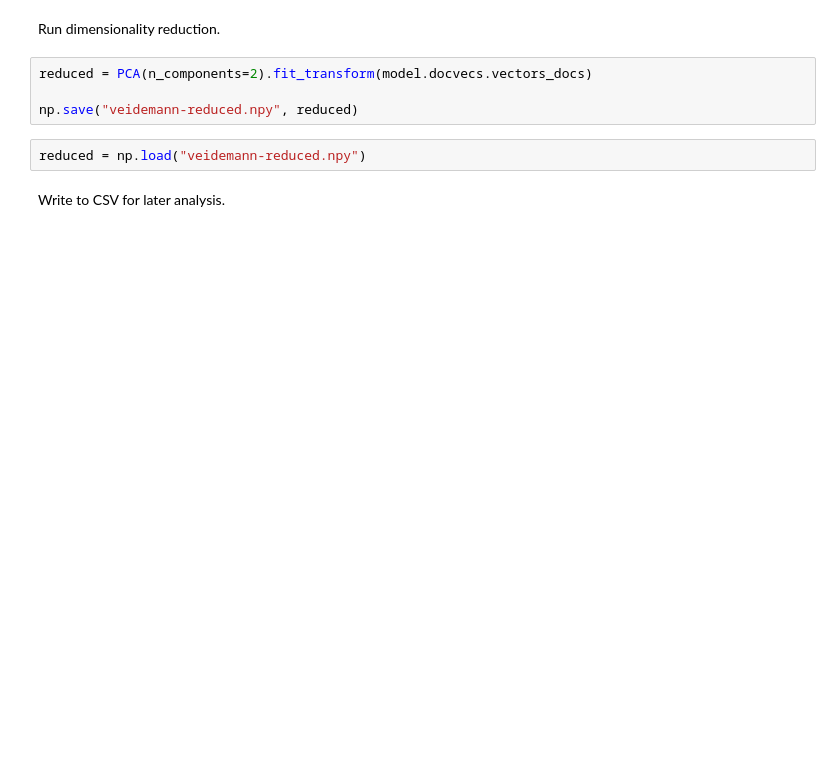
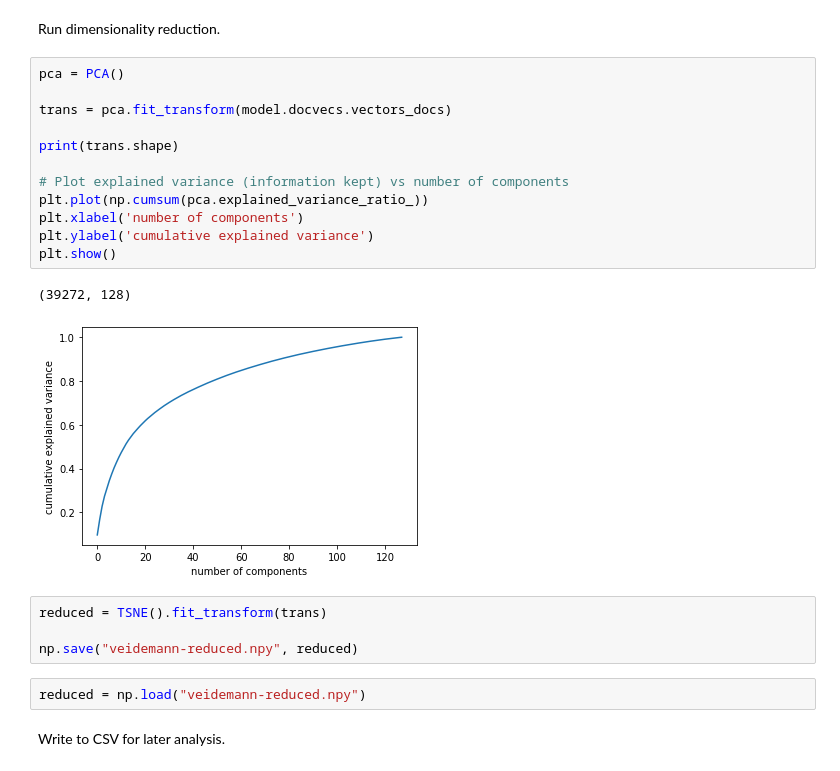
Before and after one commit to nlnwa/soc, a Jupyter notebook: veidemann-doc2vec.ipynb, the cells around one changed output. Saved outputs shown, nothing was run; the diff lists cells and outputs as text; blank space fills up the shorter version.

```diff
--- a/veidemann-doc2vec.ipynb
+++ b/veidemann-doc2vec.ipynb
@@ -47,7 +51,22 @@ print(model.docvecs.most_similar(positive=["https://www.vg.no/"], topn=100))
 # %% [markdown]
 Run dimensionality reduction.
+# %%
+pca = PCA()
+
+trans = pca.fit_transform(model.docvecs.vectors_docs)
+
+print(trans.shape)
+
+# Plot explained variance (information kept) vs number of components
+plt.plot(np.cumsum(pca.explained_variance_ratio_))
+plt.xlabel('number of components')
+plt.ylabel('cumulative explained variance')
+plt.show()
+# %% [output]
+(39272, 128)
+[figure, added]
 # %%
-reduced = PCA(n_components=2).fit_transform(model.docvecs.vectors_docs)
+reduced = TSNE().fit_transform(trans)
 
 np.save("veidemann-reduced.npy", reduced)
 # %%
```
Also changed, not shown: parts of 8 cells of this notebook, 5 other files.
